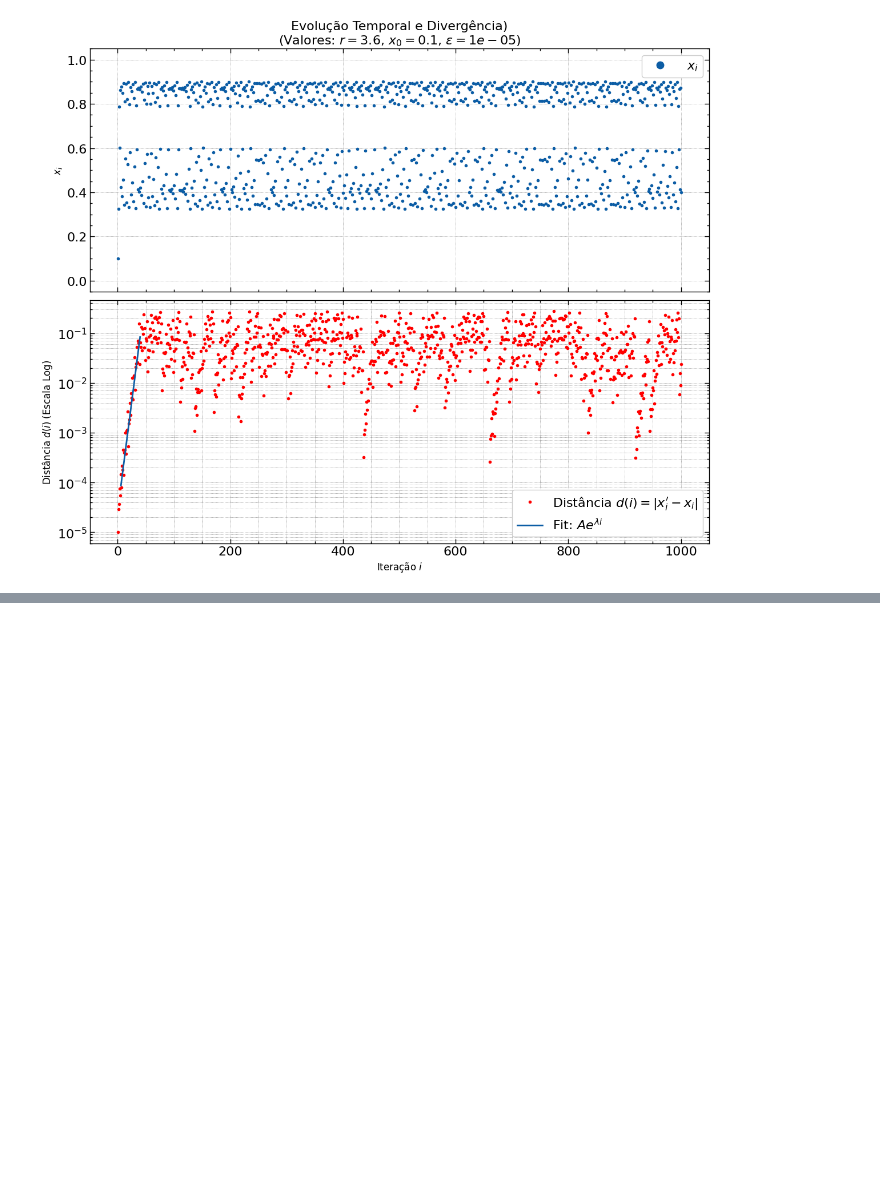
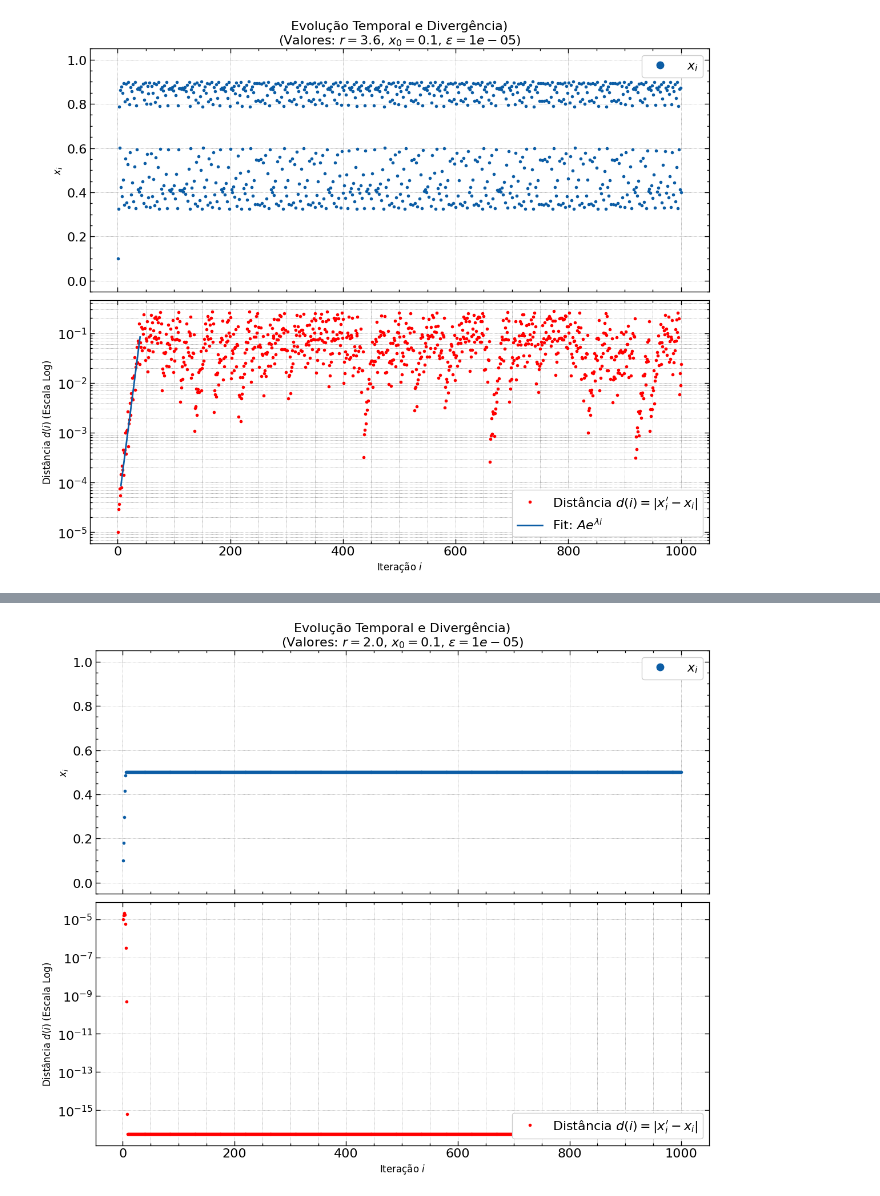
Before and after one commit to matncb/introfiscomp, a Jupyter notebook: P5/graphics.ipynb, the cells around one changed output, grey strips where cells are left out. Saved outputs shown, nothing was run; the diff lists cells and outputs as text; code cells hidden in the pictures; blank space fills up the shorter version.

```diff
--- a/P5/graphics.ipynb
+++ b/P5/graphics.ipynb
@@ -163,0 +203,10 @@ plot_data(i, x_i, d_i, r_val=3.6, x0_val=0.1, eps_val=1e-5, A = np.exp(-10.57164
+# %%
+FILENAME = 'graphics_A_data/3.dat'
+data = np.loadtxt(FILENAME)
+i = data[:, 0]
+x_i = data[:, 1]
+d_i = data[:, 2]
+
+plot_data(i, x_i, d_i, r_val=2.0, x0_val=0.1, eps_val=1e-5)
+# %% [output]
+[figure, added]
```
Also changed, not shown: parts of 3 cells of this notebook, 13 other files.
